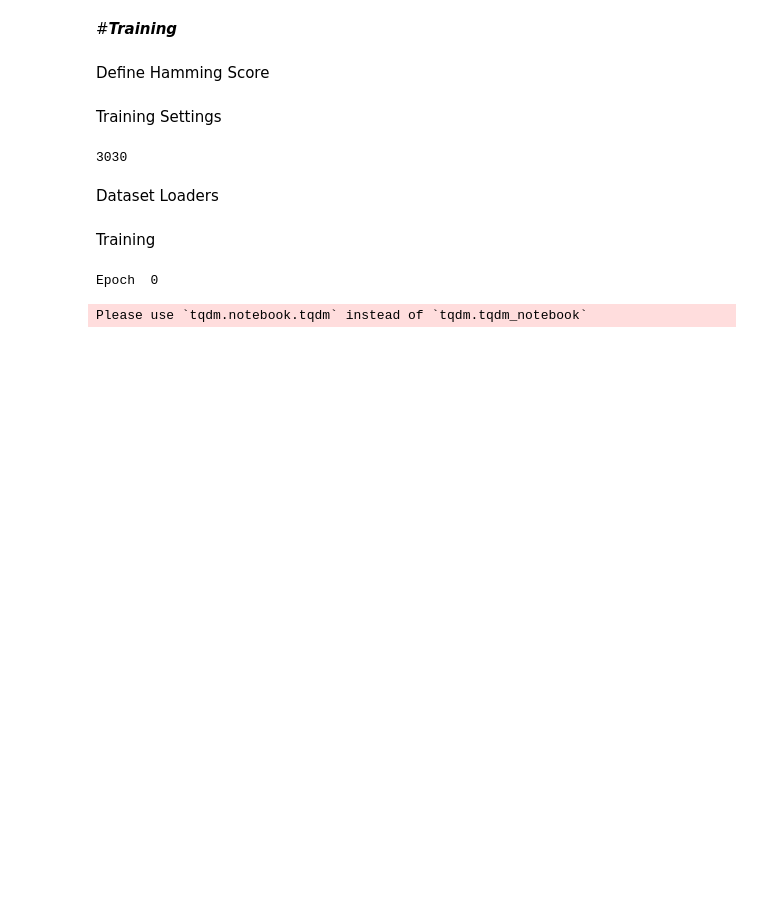
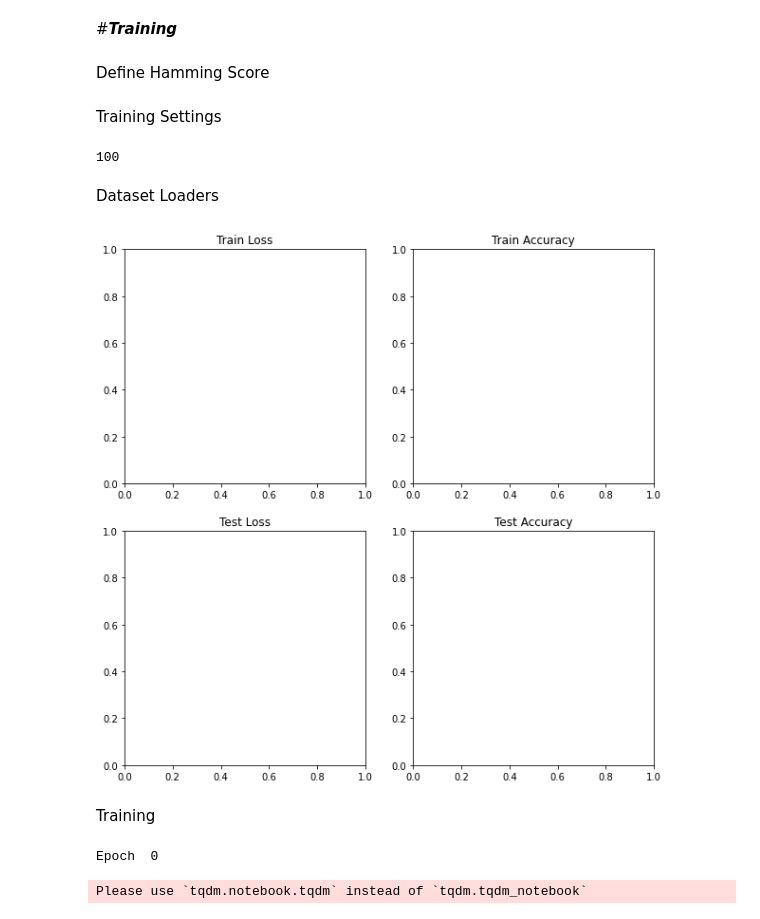
Before and after one commit to g185/AML, a Jupyter notebook: RecipeNet/AML_Project_Mario.ipynb, the cells around one changed output. Cells and saved outputs as stored; diff of their text form; code cells hidden in the pictures; blank space fills up the shorter version.

```diff
--- a/RecipeNet/AML_Project_Mario.ipynb
+++ b/RecipeNet/AML_Project_Mario.ipynb
@@ -316,16 +314,16 @@ def hamming_score(y_true, y_pred, normalize=True, sample_weight=None):
 Training Settings
 # %%
 if params["fast_training"] == True:
-    train_df = train_df[:27270]
-    val_df = val_df[:3030]
-    test_df = test_df[:10100]
+    train_df = train_df[:100]
+    val_df = val_df[:100]
+    test_df = test_df[:100]
 
 print(len(val_df))
 model = model.to(device)
 criterion = nn.BCEWithLogitsLoss()
 optimizer = torch.optim.Adam(model.parameters())
 # %% [output]
-3030
+100
 # %% [markdown]
 Dataset Loaders
 # %%
@@ -337,6 +335,20 @@ val_loader = torch.utils.data.DataLoader(val_dataset,shuffle=True, batch_size=pa
 
 test_dataset = DataWrapper(test_df, True)
 test_loader = torch.utils.data.DataLoader(test_dataset,shuffle=True, batch_size=params["batch_size"], pin_memory=False)
+# %%
+#Definisco i plots
+train_results = defaultdict(list)
+train_iter, test_iter, best_acc = 0,0,0
+fig, ((ax1, ax2), (ax3, ax4)) = plt.subplots(2, 2, figsize = (10, 10))
+ax1.set_title('Train Loss')
+ax2.set_title('Train Accuracy')
+ax3.set_title('Test Loss')
+ax4.set_title('Test Accuracy')
+
+#dizionario f1 scores
+f1_scores = defaultdict(list)
+# %% [output]
+[figure, added]
 # %% [markdown]
 Training
 # %%
```
Also changed, not shown: parts of 8 cells of this notebook.
